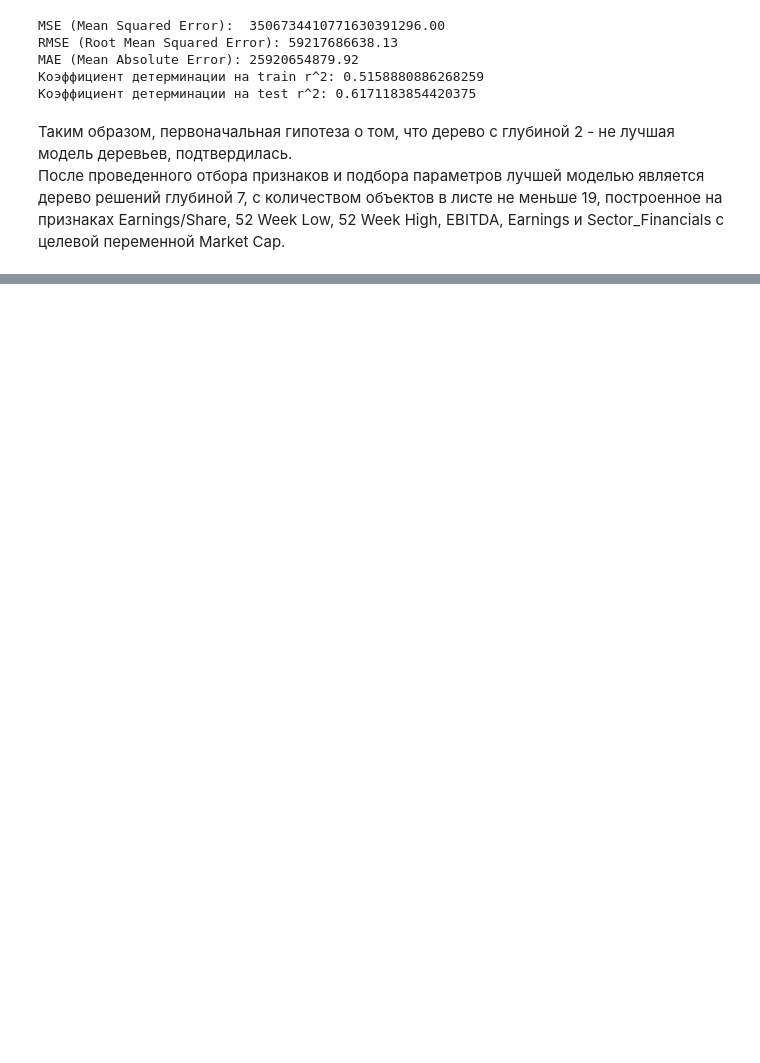
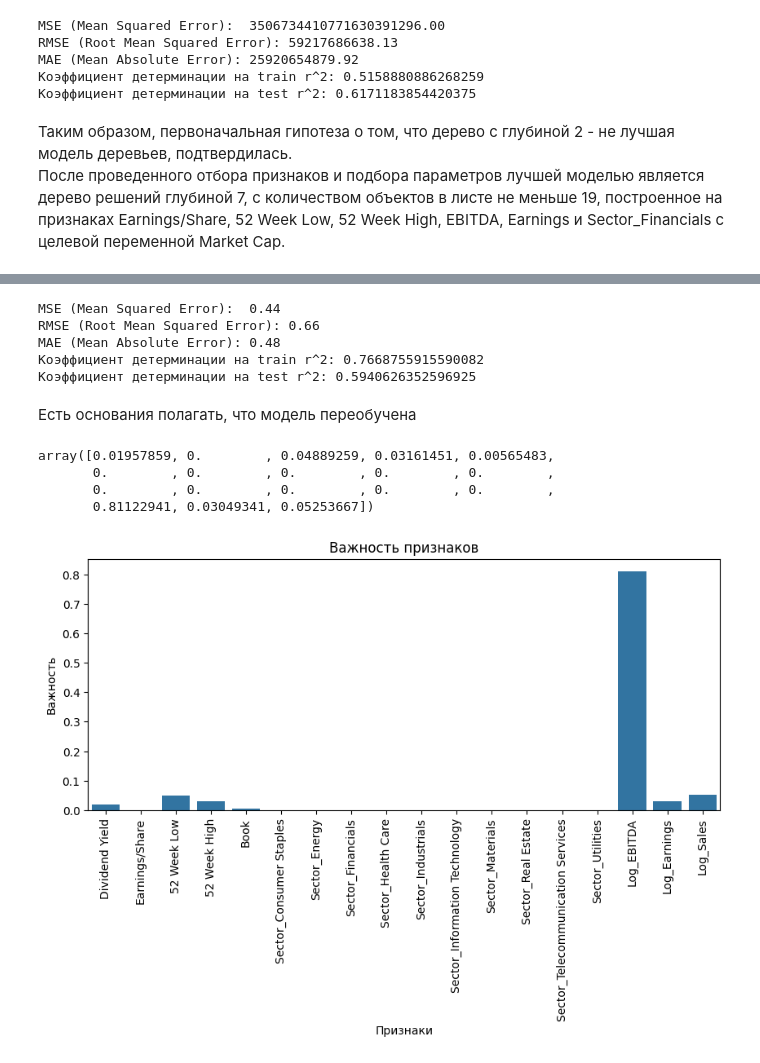
Before and after one commit to pudoff/AAI_25_Case84Report, a Jupyter notebook: 2_Decision_Tree.ipynb, the cells around one changed output, grey strips where cells are left out. Saved outputs shown, nothing was run; the diff lists cells and outputs as text; code cells hidden in the pictures; blank space fills up the shorter version.

```diff
--- a/2_Decision_Tree.ipynb
+++ b/2_Decision_Tree.ipynb
@@ -359,0 +498,51 @@ MAE (Mean Absolute Error): 25920654879.92
+# %%
+# Рассчитаем показатели для модели со всеми признаками, включая прологарифмированные
+y_test_pred_log_base = gs_log.predict(X_test_log)
+
+# Вычислим MSE, RMSE и MAE на тестовой выборке
+mse_log_base = mean_squared_error(y_test_log, y_test_pred_log_base)
+rmse_log_base = root_mean_squared_error(y_test_log, y_test_pred_log_base)
+mae_log_base = mean_absolute_error(y_test_log, y_test_pred_log_base)
+# Рассчитаем Коэффициент детерминации на обучающей и тестовой выборках
+r_sq_train_log_base = gs_log.score(X_train_log, y_train_log)
+r_sq_test_log_base = gs_log.score(X_test_log, y_test_log)
+
+print(f"MSE (Mean Squared Error):  {mse_log_base:.2f}")
+print(f"RMSE (Root Mean Squared Error): {rmse_log_base:.2f}")
+print(f"MAE (Mean Absolute Error): {mae_log_base:.2f}")
+
+print(f"Коэффициент детерминации на train r^2: {r_sq_train_log_base}")
+print(f"Коэффициент детерминации на test r^2: {r_sq_test_log_base}")
+# %% [output]
+MSE (Mean Squared Error):  0.44
+RMSE (Root Mean Squared Error): 0.66
+MAE (Mean Absolute Error): 0.48
+Коэффициент детерминации на train r^2: 0.7668755915590082
+Коэффициент детерминации на test r^2: 0.5940626352596925
+# %% [markdown]
+Есть основания полагать, что модель переобучена
+# %%
+# Определим важность признаков
+gs_log.best_estimator_.feature_importances_
+# %% [output]
+array([0.01957859, 0.        , 0.04889259, 0.03161451, 0.00565483,
+       0.        , 0.        , 0.        , 0.        , 0.        ,
+       0.        , 0.        , 0.        , 0.        , 0.        ,
+       0.81122941, 0.03049341, 0.05253667])
+# %%
+# Построим столбчатую диаграмму коэффициентов важности признаков
+feature = X_train_log.columns #признаки
+feature_importances = gs_log.best_estimator_.feature_importances_ #важность признаков
+plt.figure(figsize=(10, 4))
+
+# Строим столбчатую диаграмму
+sns.barplot(x=feature, y=feature_importances)
+
+# Добавляем подпись графику, осям абсцисс и ординат
+plt.title('Важность признаков')
+plt.xlabel('Признаки')
+plt.ylabel('Важность')
+plt.xticks(rotation=90)
+plt.show()
+# %% [output]
+[figure, added]
```
Also changed, not shown: parts of 18 cells of this notebook, 3 other files.
